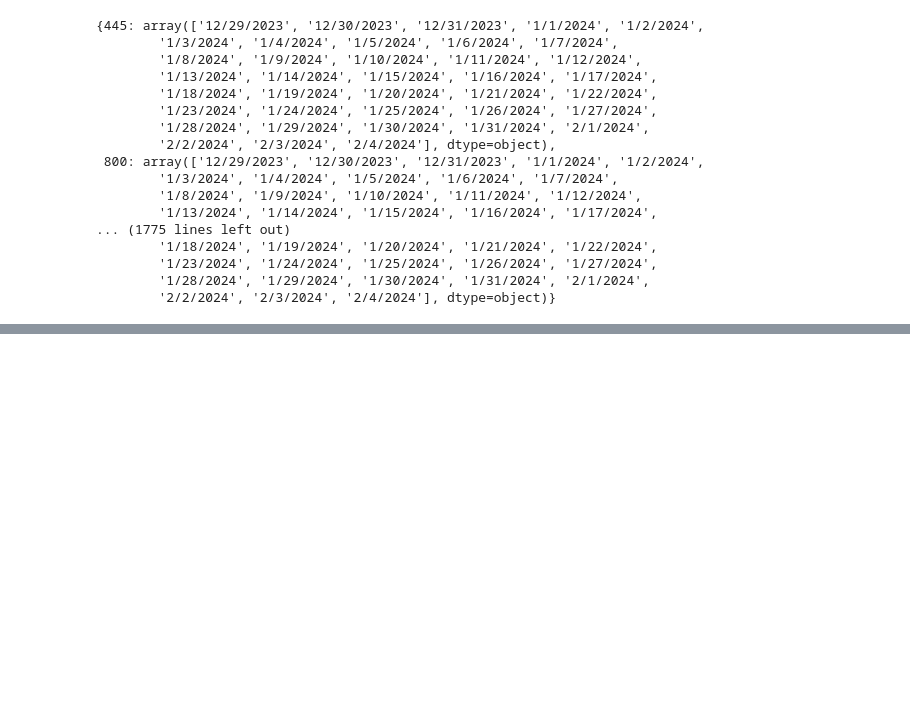
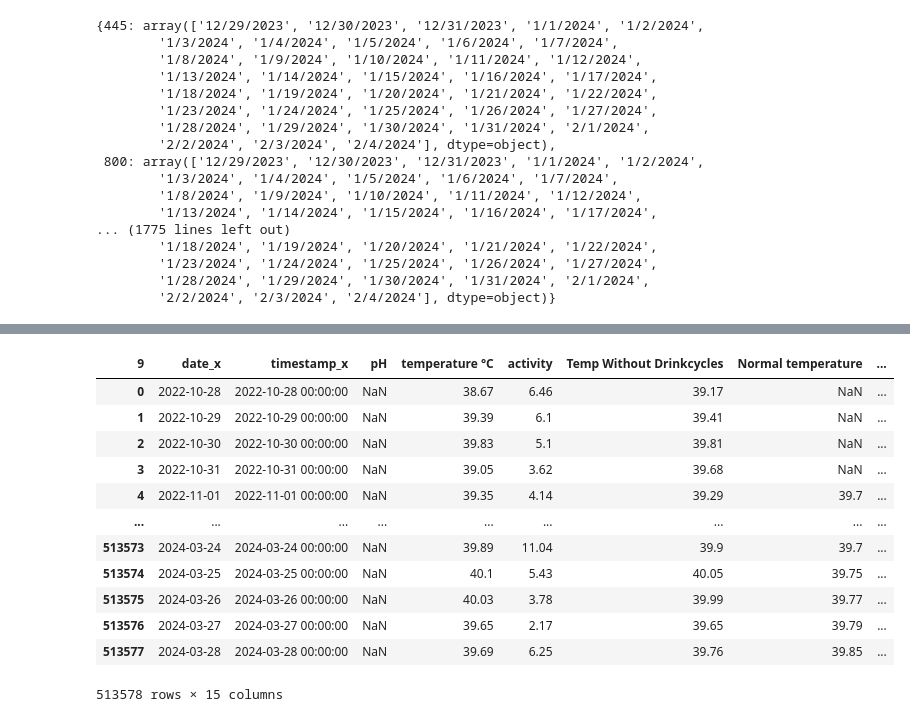
Before and after one commit to rajeshneupane7/merging, a Jupyter notebook: henk_data.ipynb, the cells around one changed output, grey strips where cells are left out. Drawn from its saved outputs; the diff is of its cells as text; code cells hidden in the pictures; blank space fills up the shorter version.

```diff
--- a/henk_data.ipynb
+++ b/henk_data.ipynb
@@ -72,0 +147,16 @@ master_sheet.groupby(['ID'])['date'].unique().to_dict()
+# %%
+merged_df
+# %% [output]
+| 9 | date_x | timestamp_x | pH | temperature °C | activity | Temp Without Drinkcycles | Normal temperature | ... |
+| 0 | 2022-10-28 | 2022-10-28 00:00:00 | NaN | 38.67 | 6.46 | 39.17 | NaN | ... |
+| 1 | 2022-10-29 | 2022-10-29 00:00:00 | NaN | 39.39 | 6.1 | 39.41 | NaN | ... |
+| 2 | 2022-10-30 | 2022-10-30 00:00:00 | NaN | 39.83 | 5.1 | 39.81 | NaN | ... |
+| 3 | 2022-10-31 | 2022-10-31 00:00:00 | NaN | 39.05 | 3.62 | 39.68 | NaN | ... |
+| 4 | 2022-11-01 | 2022-11-01 00:00:00 | NaN | 39.35 | 4.14 | 39.29 | 39.7 | ... |
+| ... | ... | ... | ... | ... | ... | ... | ... | ... |
+| 513573 | 2024-03-24 | 2024-03-24 00:00:00 | NaN | 39.89 | 11.04 | 39.9 | 39.7 | ... |
+| 513574 | 2024-03-25 | 2024-03-25 00:00:00 | NaN | 40.1 | 5.43 | 40.05 | 39.75 | ... |
+| 513575 | 2024-03-26 | 2024-03-26 00:00:00 | NaN | 40.03 | 3.78 | 39.99 | 39.77 | ... |
+| 513576 | 2024-03-27 | 2024-03-27 00:00:00 | NaN | 39.65 | 2.17 | 39.65 | 39.79 | ... |
+| 513577 | 2024-03-28 | 2024-03-28 00:00:00 | NaN | 39.69 | 6.25 | 39.76 | 39.85 | ... |
+513578 rows × 15 columns
```
Also changed, not shown: parts of 13 cells of this notebook.
